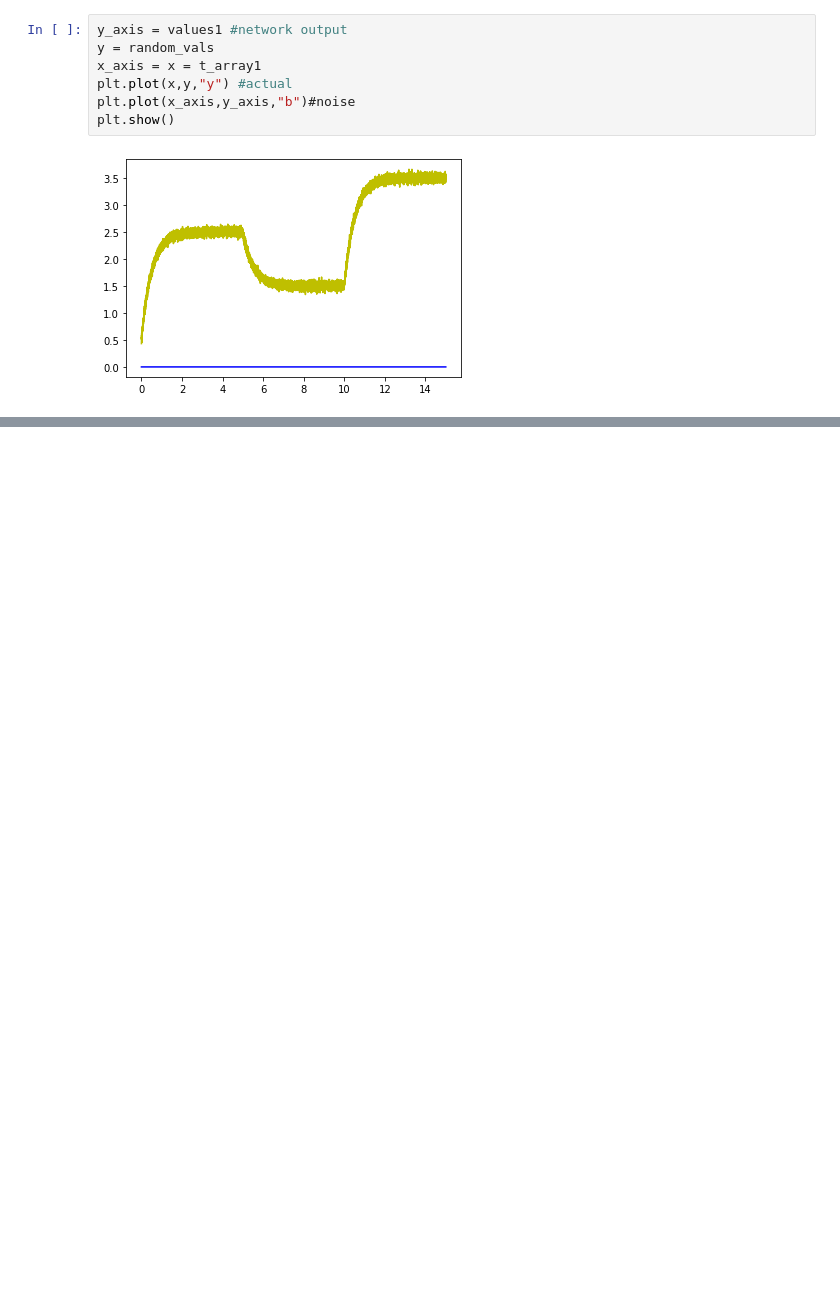
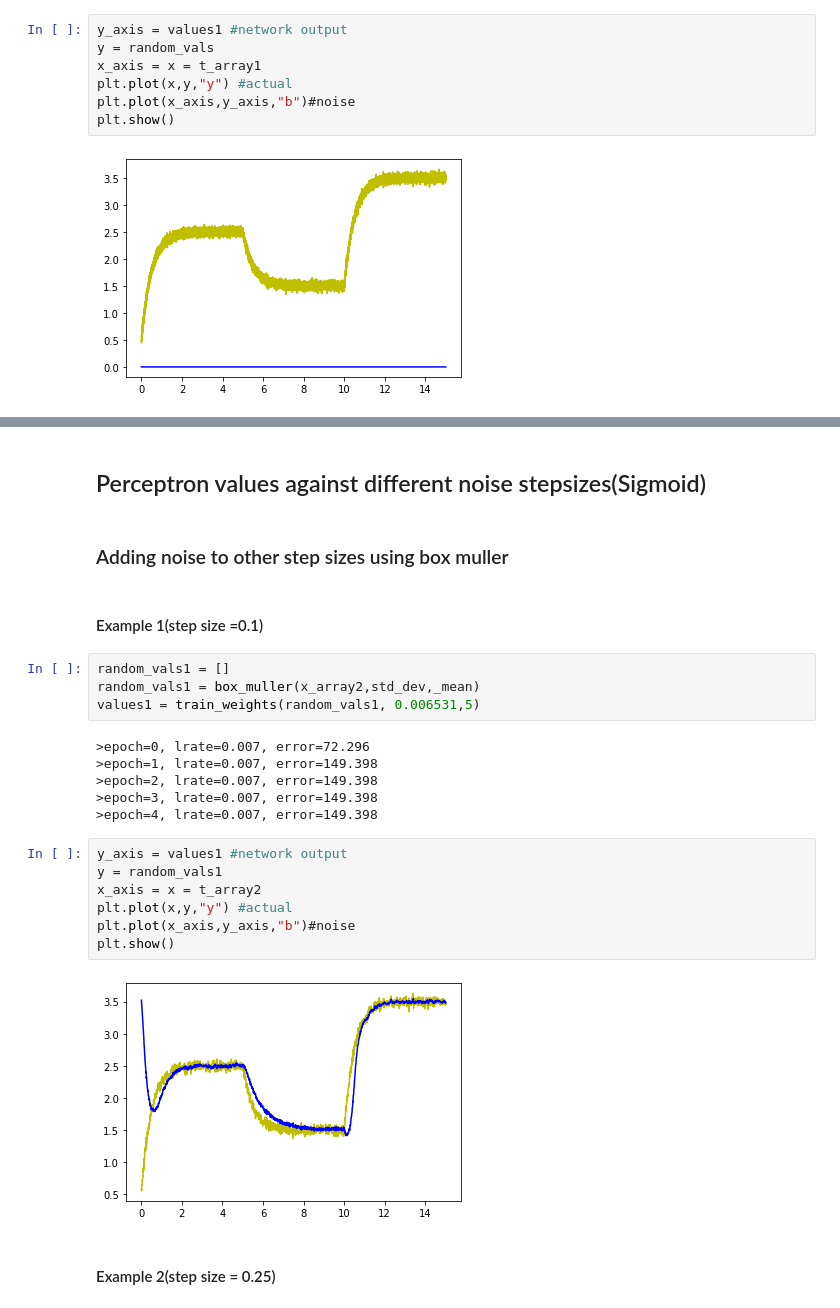
Before and after one commit to Kikumu/Computational-science-practice, a Jupyter notebook: Computational Science ACW.ipynb, the cells around one changed output, grey strips where cells are left out. Saved outputs shown, nothing was run; the diff lists cells and outputs as text; blank space fills up the shorter version.

```diff
--- a/Computational Science ACW.ipynb
+++ b/Computational Science ACW.ipynb
@@ -341,0 +345,27 @@ plt.show()
+# %% [markdown]
+## Perceptron values against different noise stepsizes(Sigmoid)
+# %% [markdown]
+### Adding noise to other step sizes using box muller
+# %% [markdown]
+#### Example 1(step size =0.1)
+# %%
+random_vals1 = []
+random_vals1 = box_muller(x_array2,std_dev,_mean)
+values1 = train_weights(random_vals1, 0.006531,5)
+# %% [output]
+>epoch=0, lrate=0.007, error=72.296
+>epoch=1, lrate=0.007, error=149.398
+>epoch=2, lrate=0.007, error=149.398
+>epoch=3, lrate=0.007, error=149.398
+>epoch=4, lrate=0.007, error=149.398
+# %%
+y_axis = values1 #network output
+y = random_vals1
+x_axis = x = t_array2
+plt.plot(x,y,"y") #actual
+plt.plot(x_axis,y_axis,"b")#noise
+plt.show()
+# %% [output]
+[figure, added]
+# %% [markdown]
+#### Example 2(step size = 0.25)
```
Also changed, not shown: parts of 18 cells of this notebook.
